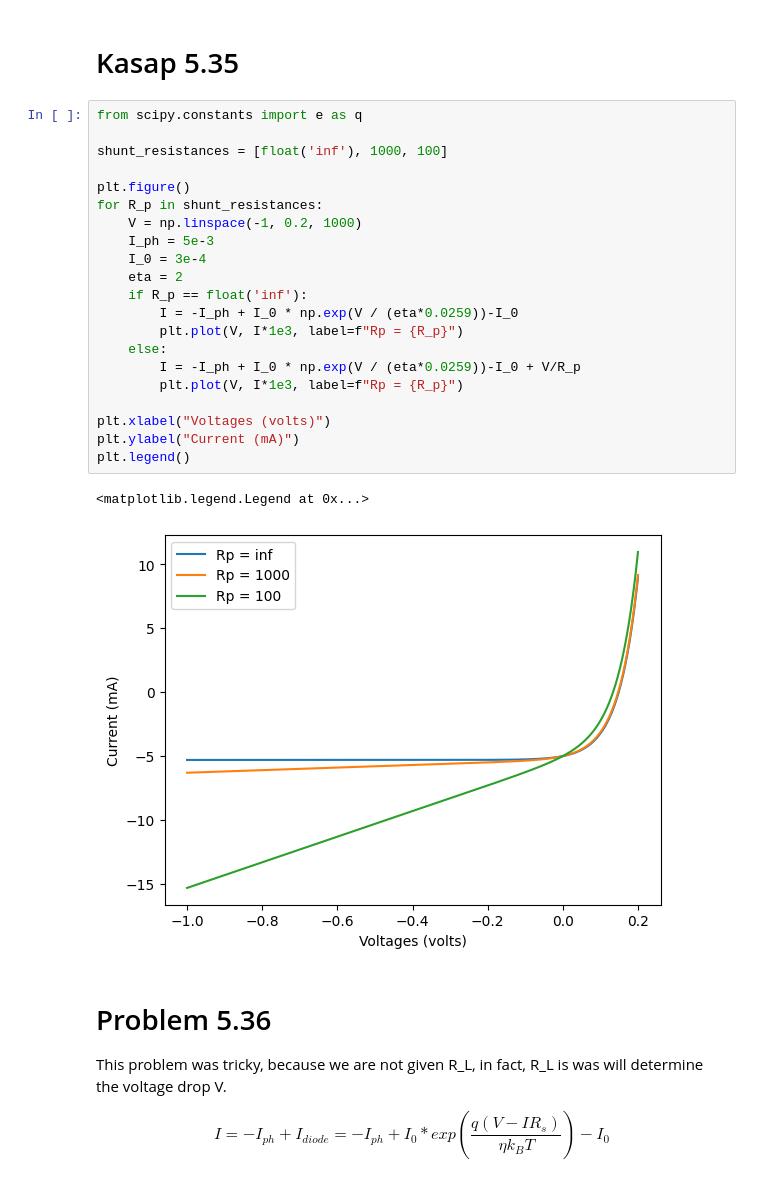
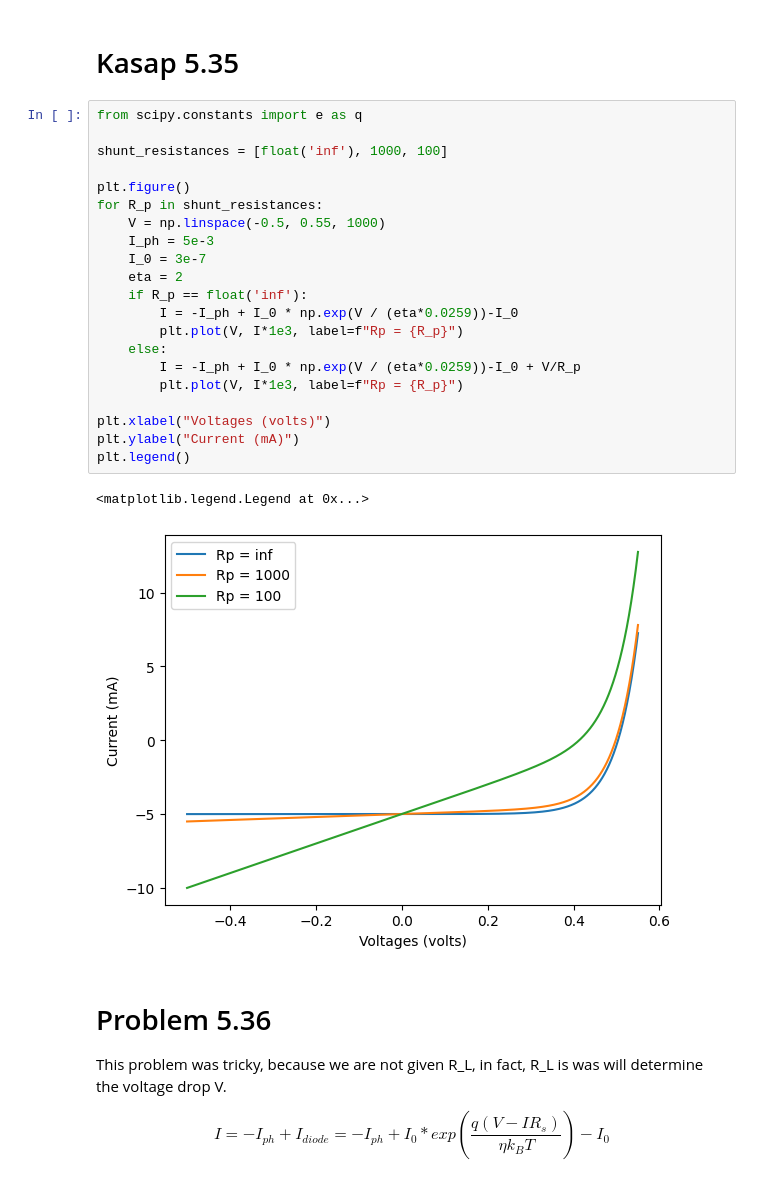
Before and after one commit to 11of12/coursework, a Jupyter notebook: winter2026/ecen555/hw3/problems.ipynb, the cells around one changed output. Cells and saved outputs as stored; diff of their text form.

```diff
--- a/winter2026/ecen555/hw3/problems.ipynb
+++ b/winter2026/ecen555/hw3/problems.ipynb
@@ -41,27 +41,27 @@ V_br = 621237.1647275737
 # %%
 from scipy.constants import e as q
 
 shunt_resistances = [float('inf'), 1000, 100]
 
 plt.figure()
 for R_p in shunt_resistances:
-    V = np.linspace(-1, 0.2, 1000)
+    V = np.linspace(-0.5, 0.55, 1000)
     I_ph = 5e-3
-    I_0 = 3e-4
+    I_0 = 3e-7
     eta = 2
     if R_p == float('inf'):
         I = -I_ph + I_0 * np.exp(V / (eta*0.0259))-I_0
         plt.plot(V, I*1e3, label=f"Rp = {R_p}")
     else:
         I = -I_ph + I_0 * np.exp(V / (eta*0.0259))-I_0 + V/R_p
         plt.plot(V, I*1e3, label=f"Rp = {R_p}")
 
 plt.xlabel("Voltages (volts)")
 plt.ylabel("Current (mA)")
 plt.legend()
 # %% [output]
 <matplotlib.legend.Legend at 0x...>
-[figure, old version]
+[figure, new version]
 # %% [markdown]
 # Problem 5.36
 
```
Also changed, not shown: parts of 2 cells of this notebook, 37 other files.
